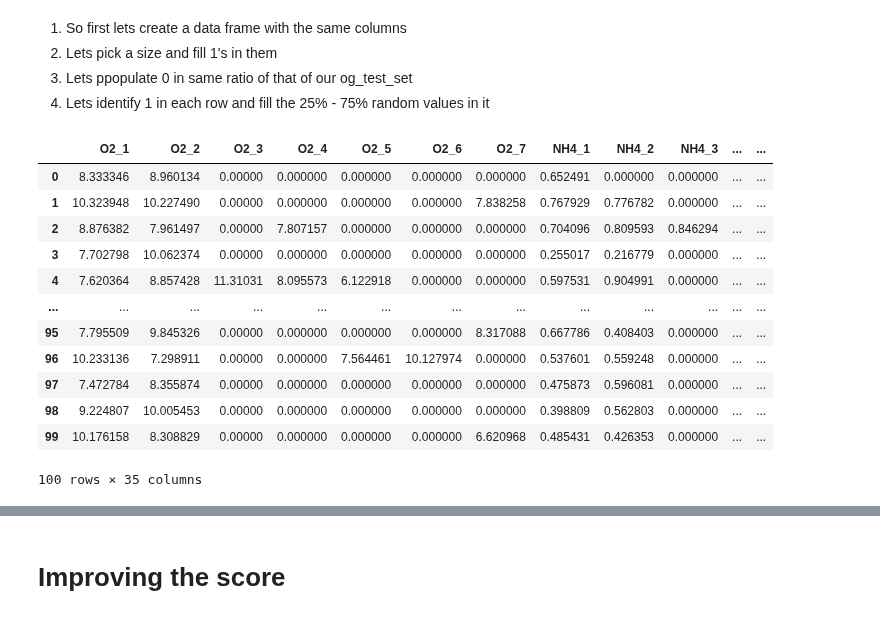
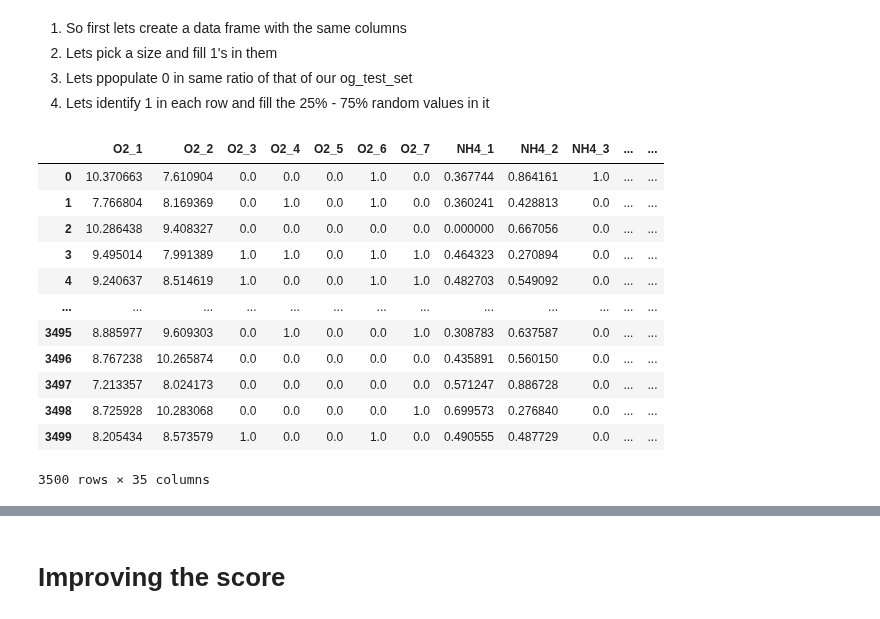
Before and after one commit to subramanya4shenoy/MachineLearningNbs, a Jupyter notebook: Kaggle/Competitions/pgs-s3e21-sub-2-ipynb.ipynb, the cells around one changed output, grey strips where cells are left out. Cells and saved outputs as stored; diff of their text form; code cells hidden in the pictures.

```diff
--- a/Kaggle/Competitions/pgs-s3e21-sub-2-ipynb.ipynb
+++ b/Kaggle/Competitions/pgs-s3e21-sub-2-ipynb.ipynb
@@ -192,8 +192,18 @@ def fill_0_in_col_with_ratio(df, column_name, ratio, size):
     df.loc[random_numbers, column_name] = 0
     return df
 # %%
+column_list_to_populate = ['O2_1',
+                           'O2_2',
+                           'NH4_1',
+                           'NH4_2',
+                           'NO2_1',
+                           'NO2_2',
+                           'NO3_1',
+                           'NO3_2',
+                           'BOD5_1',
+                           'BOD5_2']
 def fill_rest_1_with_25_75_ratio(df, desc):
-    for column in df:
+    for column in column_list_to_populate:
         row_indices = df.index[df[column] == 1].tolist()
 
         for row_index in row_indices:
@@ -212,22 +222,22 @@ def recreating_training_set(size):
     train_set = fill_rest_1_with_25_75_ratio(train_set, description)
     return train_set
 # %%
-train_set = recreating_training_set(100)
+train_set = recreating_training_set(3500)
 train_set
 # %% [output]
 |  | O2_1 | O2_2 | O2_3 | O2_4 | O2_5 | O2_6 | O2_7 | NH4_1 | NH4_2 | NH4_3 | ... | ... |
-| 0 | 8.333346 | 8.960134 | 0.00000 | 0.000000 | 0.000000 | 0.000000 | 0.000000 | 0.652491 | 0.000000 | 0.000000 | ... | ... |
-| 1 | 10.323948 | 10.227490 | 0.00000 | 0.000000 | 0.000000 | 0.000000 | 7.838258 | 0.767929 | 0.776782 | 0.000000 | ... | ... |
-| 2 | 8.876382 | 7.961497 | 0.00000 | 7.807157 | 0.000000 | 0.000000 | 0.000000 | 0.704096 | 0.809593 | 0.846294 | ... | ... |
-| 3 | 7.702798 | 10.062374 | 0.00000 | 0.000000 | 0.000000 | 0.000000 | 0.000000 | 0.255017 | 0.216779 | 0.000000 | ... | ... |
-| 4 | 7.620364 | 8.857428 | 11.31031 | 8.095573 | 6.122918 | 0.000000 | 0.000000 | 0.597531 | 0.904991 | 0.000000 | ... | ... |
+| 0 | 10.370663 | 7.610904 | 0.0 | 0.0 | 0.0 | 1.0 | 0.0 | 0.367744 | 0.864161 | 1.0 | ... | ... |
+| 1 | 7.766804 | 8.169369 | 0.0 | 1.0 | 0.0 | 1.0 | 0.0 | 0.360241 | 0.428813 | 0.0 | ... | ... |
+| 2 | 10.286438 | 9.408327 | 0.0 | 0.0 | 0.0 | 0.0 | 0.0 | 0.000000 | 0.667056 | 0.0 | ... | ... |
+| 3 | 9.495014 | 7.991389 | 1.0 | 1.0 | 0.0 | 1.0 | 1.0 | 0.464323 | 0.270894 | 0.0 | ... | ... |
+| 4 | 9.240637 | 8.514619 | 1.0 | 0.0 | 0.0 | 1.0 | 1.0 | 0.482703 | 0.549092 | 0.0 | ... | ... |
 | ... | ... | ... | ... | ... | ... | ... | ... | ... | ... | ... | ... | ... |
-| 95 | 7.795509 | 9.845326 | 0.00000 | 0.000000 | 0.000000 | 0.000000 | 8.317088 | 0.667786 | 0.408403 | 0.000000 | ... | ... |
-| 96 | 10.233136 | 7.298911 | 0.00000 | 0.000000 | 7.564461 | 10.127974 | 0.000000 | 0.537601 | 0.559248 | 0.000000 | ... | ... |
-| 97 | 7.472784 | 8.355874 | 0.00000 | 0.000000 | 0.000000 | 0.000000 | 0.000000 | 0.475873 | 0.596081 | 0.000000 | ... | ... |
-| 98 | 9.224807 | 10.005453 | 0.00000 | 0.000000 | 0.000000 | 0.000000 | 0.000000 | 0.398809 | 0.562803 | 0.000000 | ... | ... |
-| 99 | 10.176158 | 8.308829 | 0.00000 | 0.000000 | 0.000000 | 0.000000 | 6.620968 | 0.485431 | 0.426353 | 0.000000 | ... | ... |
+| 3495 | 8.885977 | 9.609303 | 0.0 | 1.0 | 0.0 | 0.0 | 1.0 | 0.308783 | 0.637587 | 0.0 | ... | ... |
+| 3496 | 8.767238 | 10.265874 | 0.0 | 0.0 | 0.0 | 0.0 | 0.0 | 0.435891 | 0.560150 | 0.0 | ... | ... |
+| 3497 | 7.213357 | 8.024173 | 0.0 | 0.0 | 0.0 | 0.0 | 0.0 | 0.571247 | 0.886728 | 0.0 | ... | ... |
+| 3498 | 8.725928 | 10.283068 | 0.0 | 0.0 | 0.0 | 0.0 | 1.0 | 0.699573 | 0.276840 | 0.0 | ... | ... |
+| 3499 | 8.205434 | 8.573579 | 1.0 | 0.0 | 0.0 | 1.0 | 0.0 | 0.490555 | 0.487729 | 0.0 | ... | ... |
-100 rows × 35 columns
+3500 rows × 35 columns
 # %%
 # Now that we have similar data of that of og_train will try to generate targets with given model
 from sklearn.ensemble import RandomForestRegressor
```
Also changed, not shown: parts of 3 cells of this notebook.
